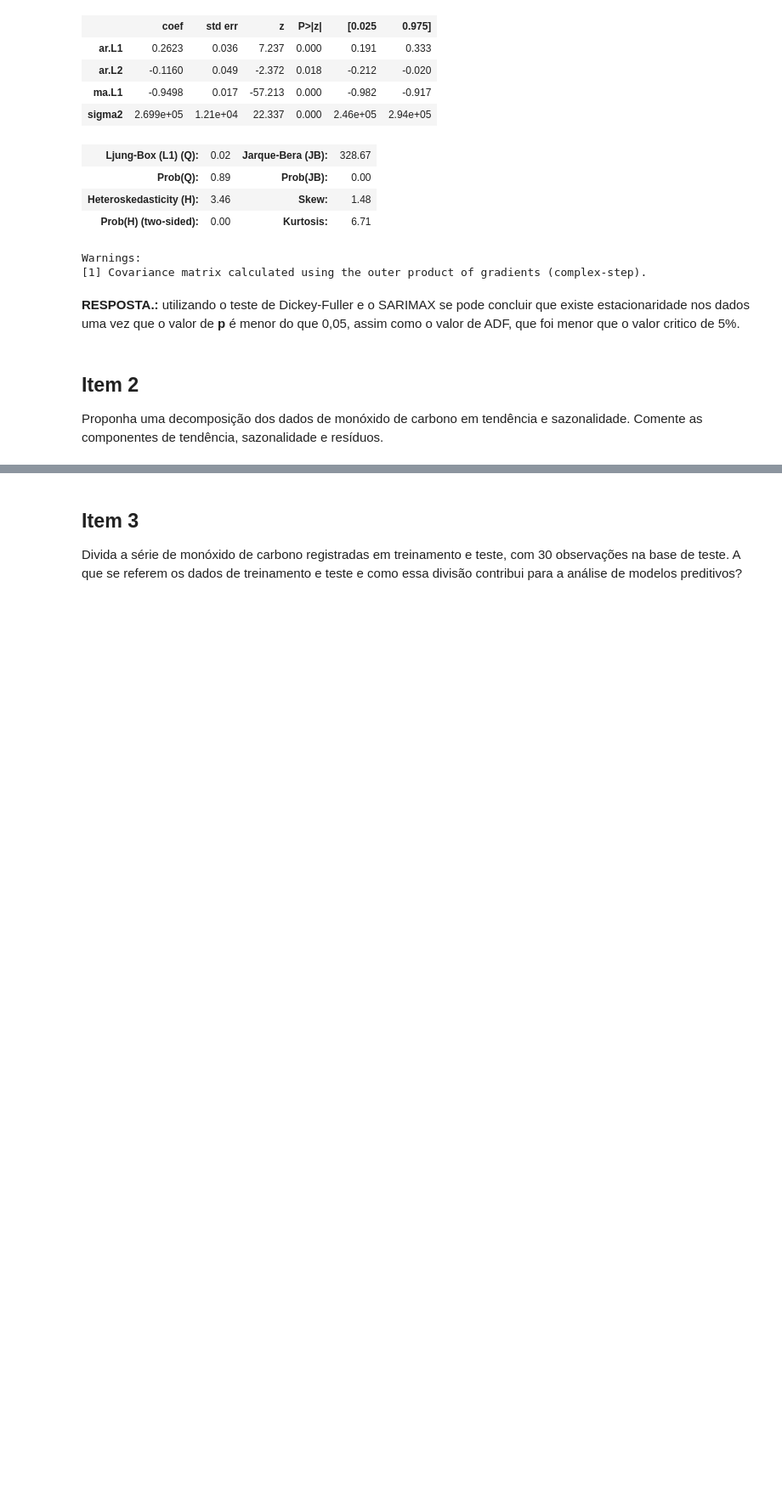
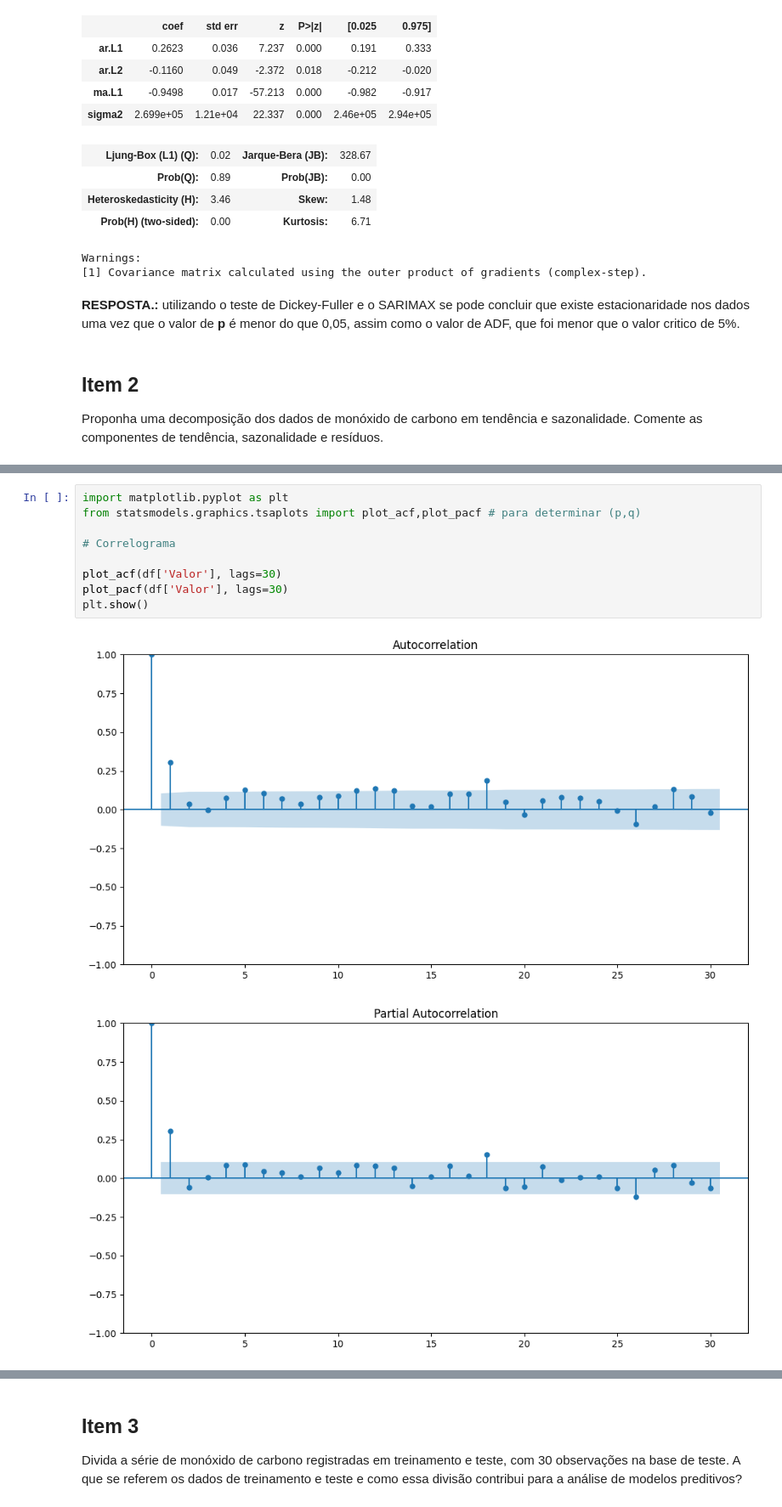
Before and after one commit to Magoji91/-Electric-power-consumption, a Jupyter notebook: Prova_Final_AD_2024.ipynb, the cells around one changed output, grey strips where cells are left out. Shown: that part at 85% size. Saved outputs shown, nothing was run; the diff lists cells and outputs as text; blank space fills up the shorter version.

```diff
--- a/Prova_Final_AD_2024.ipynb
+++ b/Prova_Final_AD_2024.ipynb
@@ -223,0 +232,12 @@ Proponha uma decomposição dos dados de monóxido de carbono em tendência e sa
+# %%
+import matplotlib.pyplot as plt
+from statsmodels.graphics.tsaplots import plot_acf,plot_pacf # para determinar (p,q)
+
+# Correlograma
+
+plot_acf(df['Valor'], lags=30)
+plot_pacf(df['Valor'], lags=30)
+plt.show()
+# %% [output]
+[figure, added]
+[figure, added]
```
Also changed, not shown: parts of 15 cells of this notebook.
